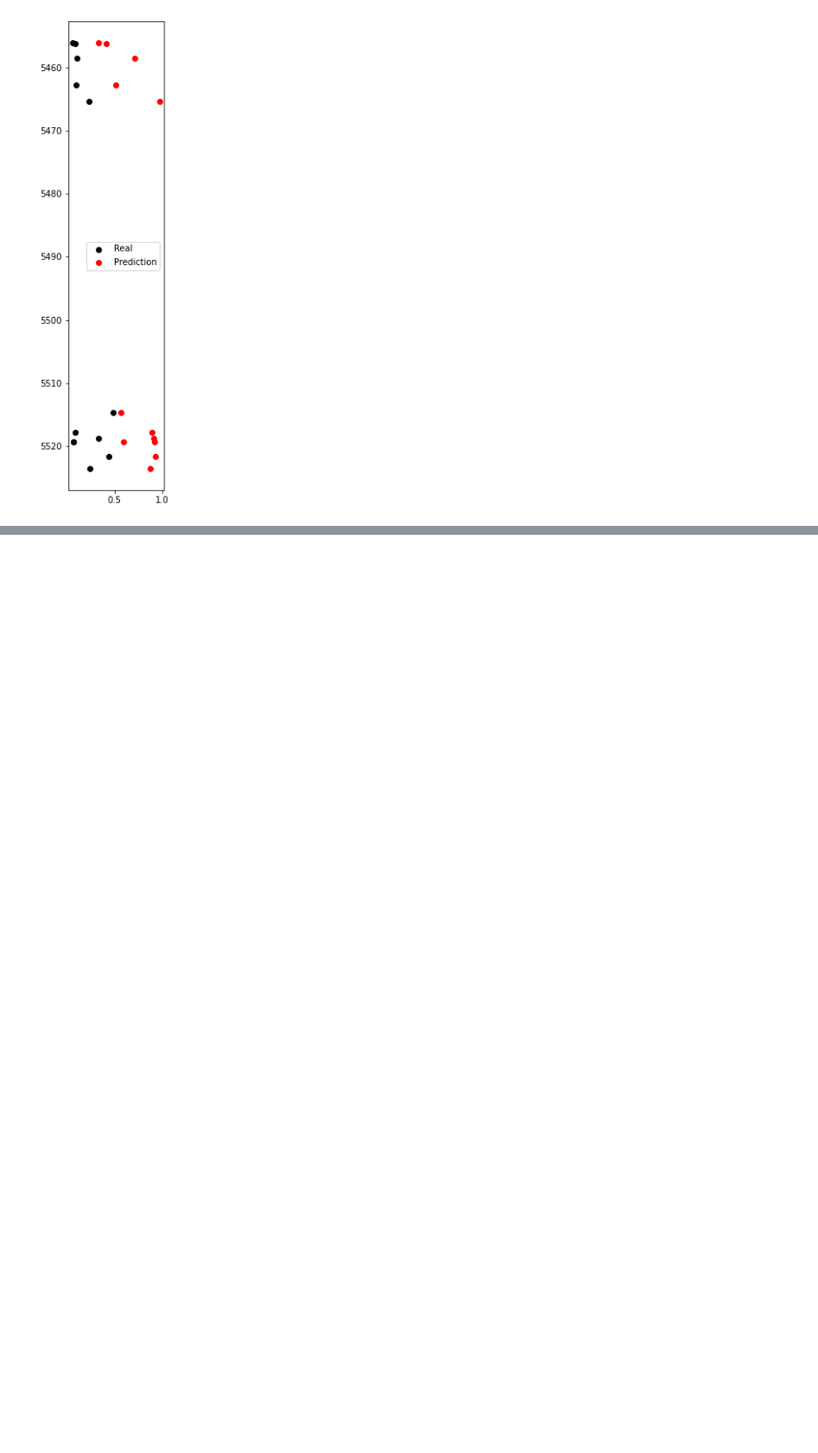
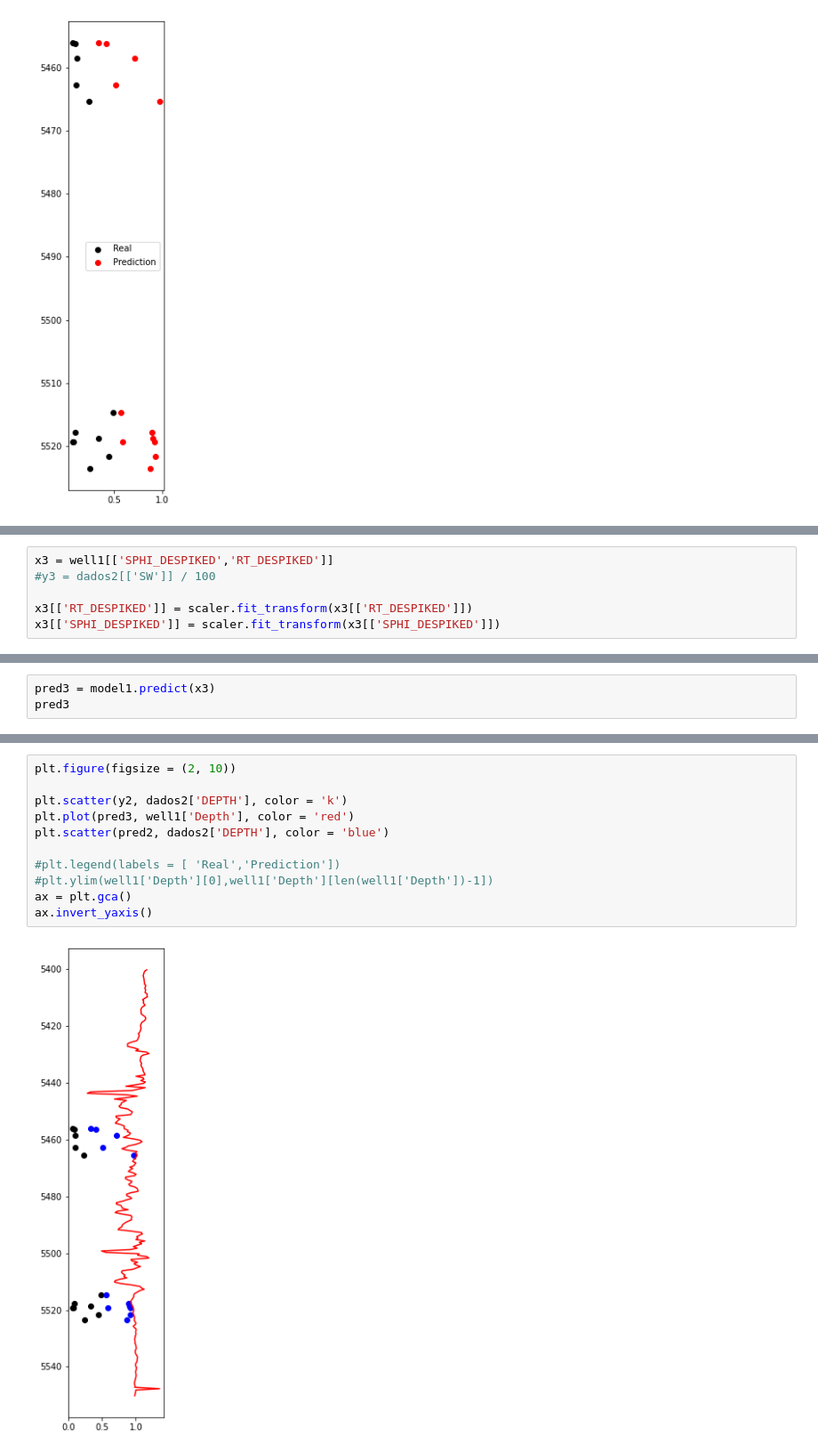
Before and after one commit to horaciosrf/masters_project, a Jupyter notebook: regression_horacio.ipynb, the cells around one changed output, grey strips where cells are left out. Shown: that part at 89% size. Cells and saved outputs as stored; diff of their text form; blank space fills up the shorter version.

```diff
--- a/regression_horacio.ipynb
+++ b/regression_horacio.ipynb
@@ -317,0 +450,6 @@ ax.invert_yaxis()
+# %%
+x3 = well1[['SPHI_DESPIKED','RT_DESPIKED']]
+#y3 = dados2[['SW']] / 100
+
+x3[['RT_DESPIKED']] = scaler.fit_transform(x3[['RT_DESPIKED']])
+x3[['SPHI_DESPIKED']] = scaler.fit_transform(x3[['SPHI_DESPIKED']])
@@ -317,0 +474,3 @@ ax.invert_yaxis()
+# %%
+pred3 = model1.predict(x3)
+pred3
@@ -317,0 +495,13 @@ ax.invert_yaxis()
+# %%
+plt.figure(figsize = (2, 10))
+
+plt.scatter(y2, dados2['DEPTH'], color = 'k')
+plt.plot(pred3, well1['Depth'], color = 'red')
+plt.scatter(pred2, dados2['DEPTH'], color = 'blue')
+
+#plt.legend(labels = [ 'Real','Prediction'])
+#plt.ylim(well1['Depth'][0],well1['Depth'][len(well1['Depth'])-1])
+ax = plt.gca()
+ax.invert_yaxis()
+# %% [output]
+[figure, added]
```
Also changed, not shown: parts of 22 cells of this notebook.
